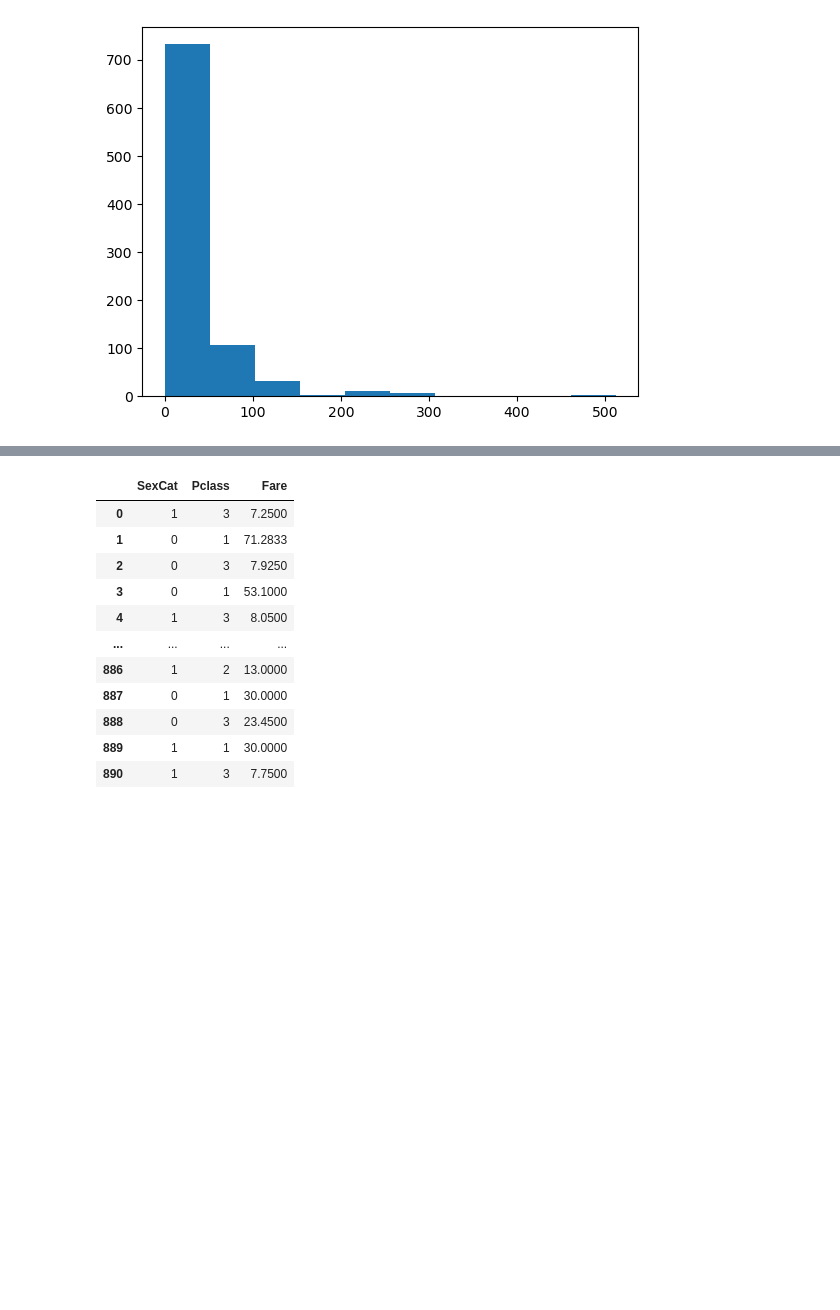
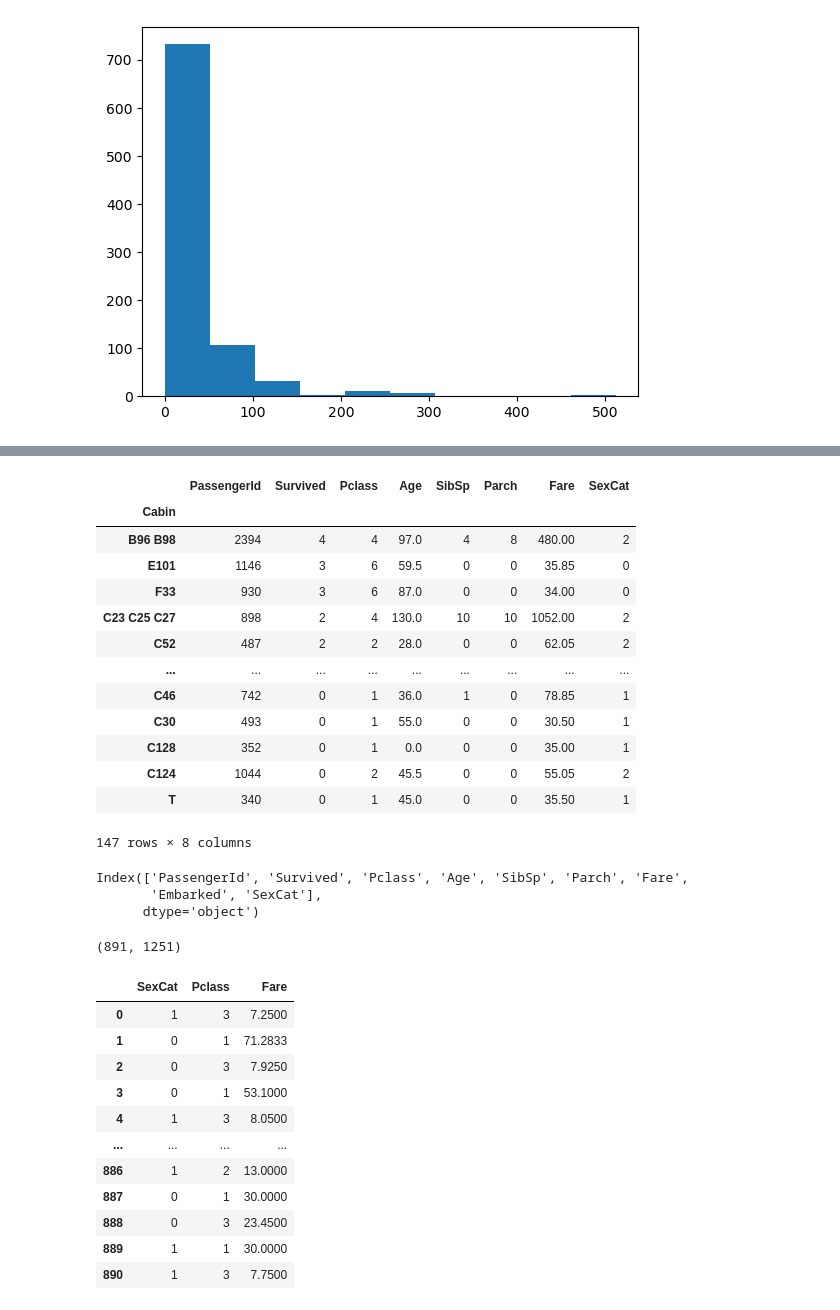
Before and after one commit to ameram/ai-journey, a Jupyter notebook: titanic-test-01.ipynb, the cells around one changed output, grey strips where cells are left out. Drawn from its saved outputs; the diff is of its cells as text; code cells hidden in the pictures; blank space fills up the shorter version.

```diff
--- a/titanic-test-01.ipynb
+++ b/titanic-test-01.ipynb
@@ -188,0 +213,25 @@ df_test['SexCat'] = zzz
+# %%
+# Checking the relationship between cabin and survived? Maybe class is enough.
+
+df_train['Cabin'].value_counts()
+cabin_values = df_train['Cabin'].dropna().values
+cab_sorted = sorted(cabin_values.astype(str))
+df_train.groupby(['Cabin']).sum().sort_values(by=['Survived'], ascending=False)
+
+# There can be relationship between the first letter of Cabin with survived
+# TODO check this.
+# %% [output]
+|  | PassengerId | Survived | Pclass | Age | SibSp | Parch | Fare | SexCat |
+| Cabin |  |  |  |  |  |  |  |  |
+| B96 B98 | 2394 | 4 | 4 | 97.0 | 4 | 8 | 480.00 | 2 |
+| E101 | 1146 | 3 | 6 | 59.5 | 0 | 0 | 35.85 | 0 |
+| F33 | 930 | 3 | 6 | 87.0 | 0 | 0 | 34.00 | 0 |
+| C23 C25 C27 | 898 | 2 | 4 | 130.0 | 10 | 10 | 1052.00 | 2 |
+| C52 | 487 | 2 | 2 | 28.0 | 0 | 0 | 62.05 | 2 |
+| ... | ... | ... | ... | ... | ... | ... | ... | ... |
+| C46 | 742 | 0 | 1 | 36.0 | 1 | 0 | 78.85 | 1 |
+| C30 | 493 | 0 | 1 | 55.0 | 0 | 0 | 30.50 | 1 |
+| C128 | 352 | 0 | 1 | 0.0 | 0 | 0 | 35.00 | 1 |
+| C124 | 1044 | 0 | 2 | 45.5 | 0 | 0 | 55.05 | 2 |
+| T | 340 | 0 | 1 | 45.0 | 0 | 0 | 35.50 | 1 |
+147 rows × 8 columns
@@ -188,0 +245,6 @@ df_test['SexCat'] = zzz
+# %%
+corrected_df.columns
+# %% [output]
+Index(['PassengerId', 'Survived', 'Pclass', 'Age', 'SibSp', 'Parch', 'Fare',
+       'Embarked', 'SexCat'],
+      dtype='object')
@@ -189,3 +257,10 @@ df_test['SexCat'] = zzz
+# %%
+from sklearn.preprocessing import OneHotEncoder
+enc = OneHotEncoder(sparse_output=False)
+onehot = enc.fit_transform(corr_x)
+onehot.shape
+# %% [output]
+(891, 1251)
 # %%
 labels = ['SexCat', 'Pclass', 'Fare']
 X = df_train[labels]
```
Also changed, not shown: parts of 8 cells of this notebook.
